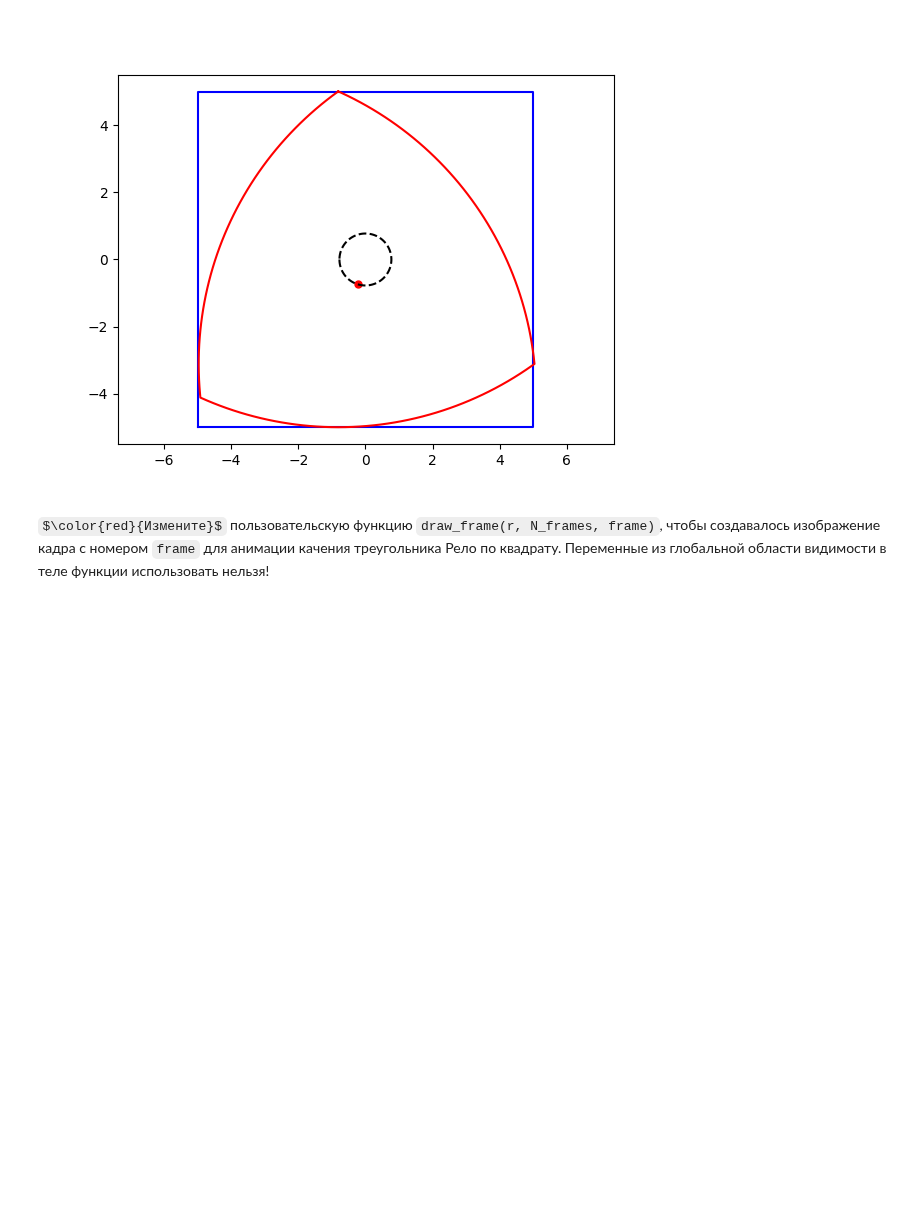
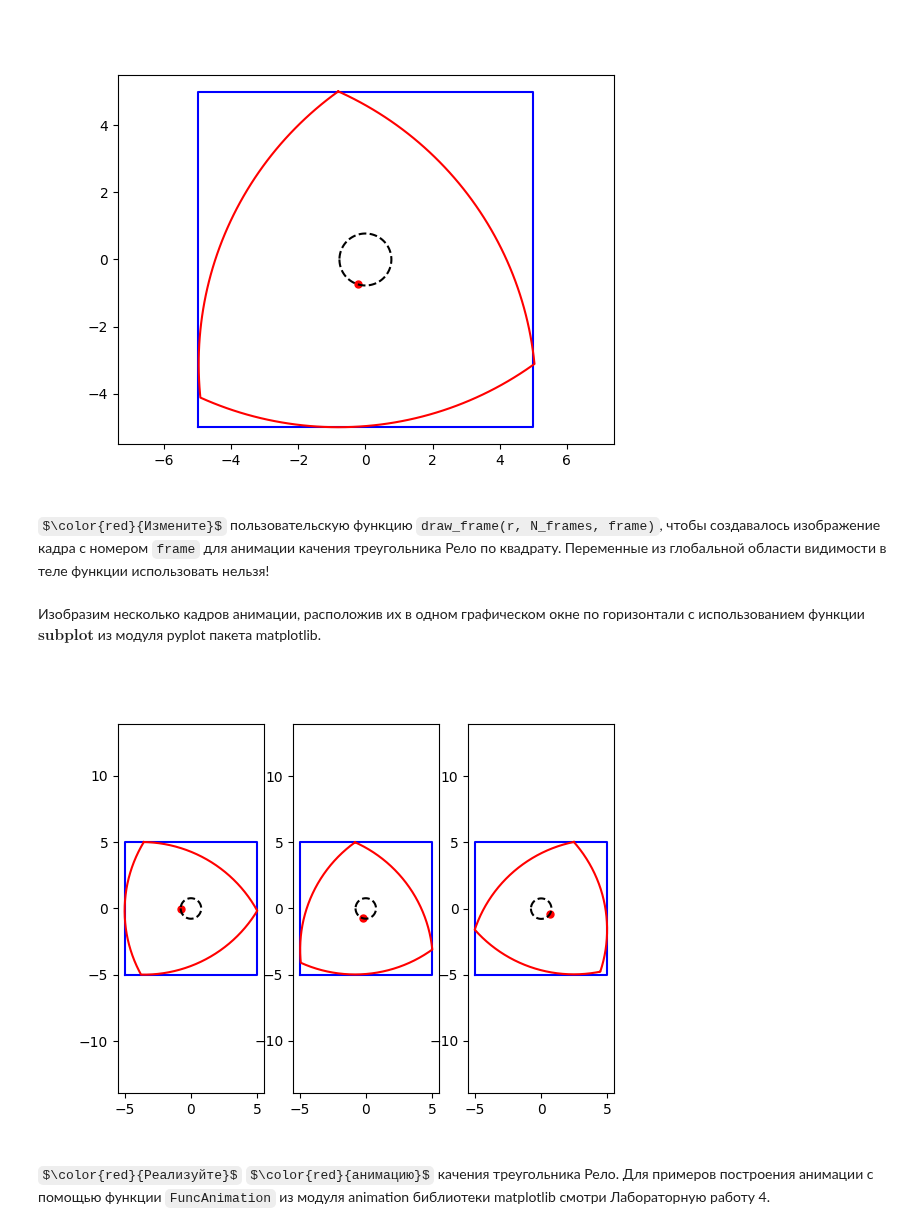
Before and after one commit to anshpak/jupyter-tasks, a Jupyter notebook: KM2_Lb05_Shpak.ipynb, the cells around one changed output. Cells and saved outputs as stored; diff of their text form; code cells hidden in the pictures; some formulas as TeX source; blank space fills up the shorter version.

Commit message:
feat: add an animation and complete third chapter

```diff
--- a/KM2_Lb05_Shpak.ipynb
+++ b/KM2_Lb05_Shpak.ipynb
@@ -316,7 +316,7 @@ def draw_frame(frame, r, N_frames):
     matrix = rotate_matrix(theta[frame])
     relo_matrix_changed = (np.array([np.dot(matrix, row) for row in relo_matrix]) + center_frame[frame])
 
-    # plt.clf()
+    plt.clf()
     # добавляю plt.clf, так как иначе будет рисоваться очень много кадров, но не убираться
     plt.plot(square[:,0], square[:,1], 'b-')
     plt.plot(relo_matrix_changed[:,0], relo_matrix_changed[:,1], 'r-')
@@ -325,5 +325,21 @@ def draw_frame(frame, r, N_frames):
     plt.axis('equal')
 
     return None
+# %% [markdown]
+Изобразим несколько кадров анимации, расположив их в одном графическом окне по горизонтали с использованием функции $\textbf{subplot}$ из модуля pyplot пакета matplotlib.
 # %%
 # вызов без plt.clf()
+plt.figure()
+
+plt.subplot(1, 3, 1)
+draw_frame(frame=1, r=r, N_frames=N_frames)
+
+plt.subplot(1, 3, 2)
+draw_frame(frame=20, r=r, N_frames=N_frames)
+
+plt.subplot(1, 3, 3)
+draw_frame(frame=40, r=r, N_frames=N_frames)
+# %% [output]
+[figure, added]
+# %% [markdown]
+$\color{red}{Реализуйте}$ $\color{red}{анимацию}$ качения треугольника Рело. Для примеров построения анимации с помощью функции <code>FuncAnimation</code> из модуля animation библиотеки matplotlib смотри Лабораторную работу 4.
```
Also changed, not shown: parts of 1 cell of this notebook.
